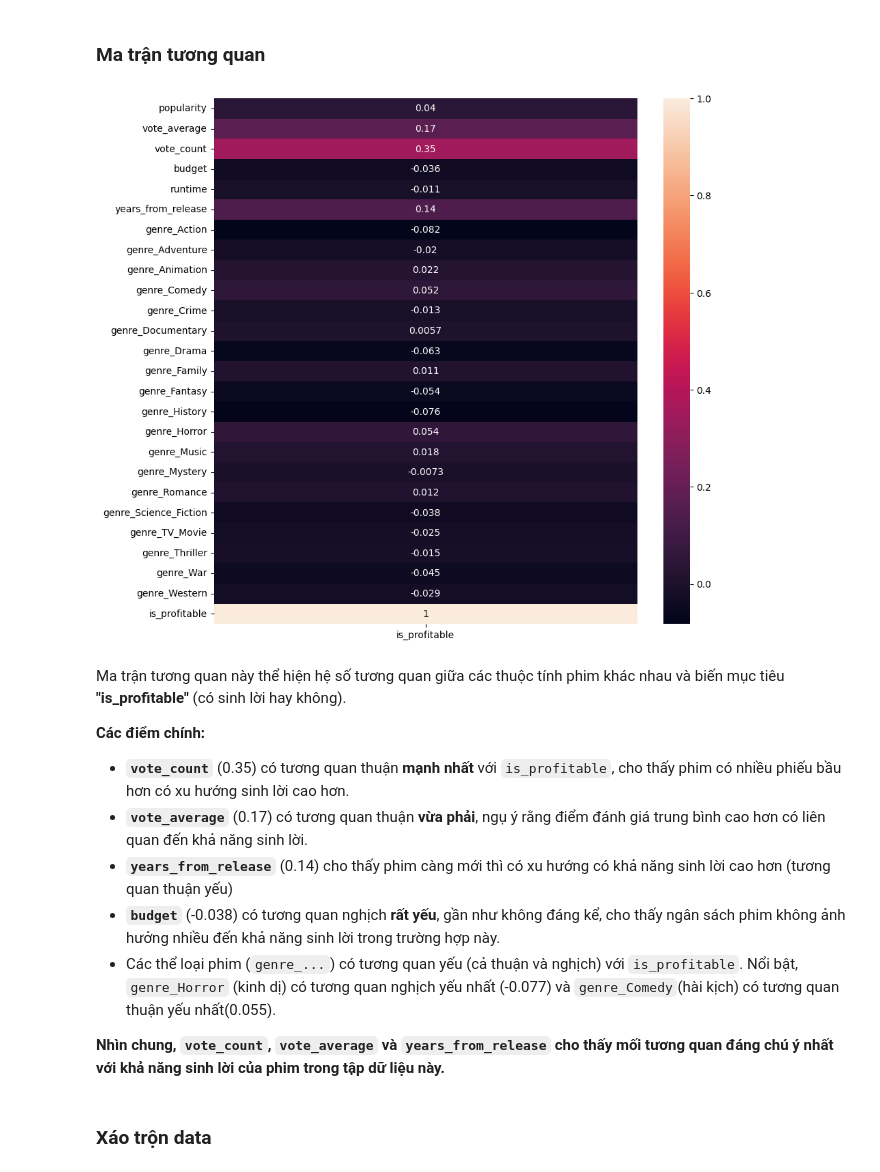
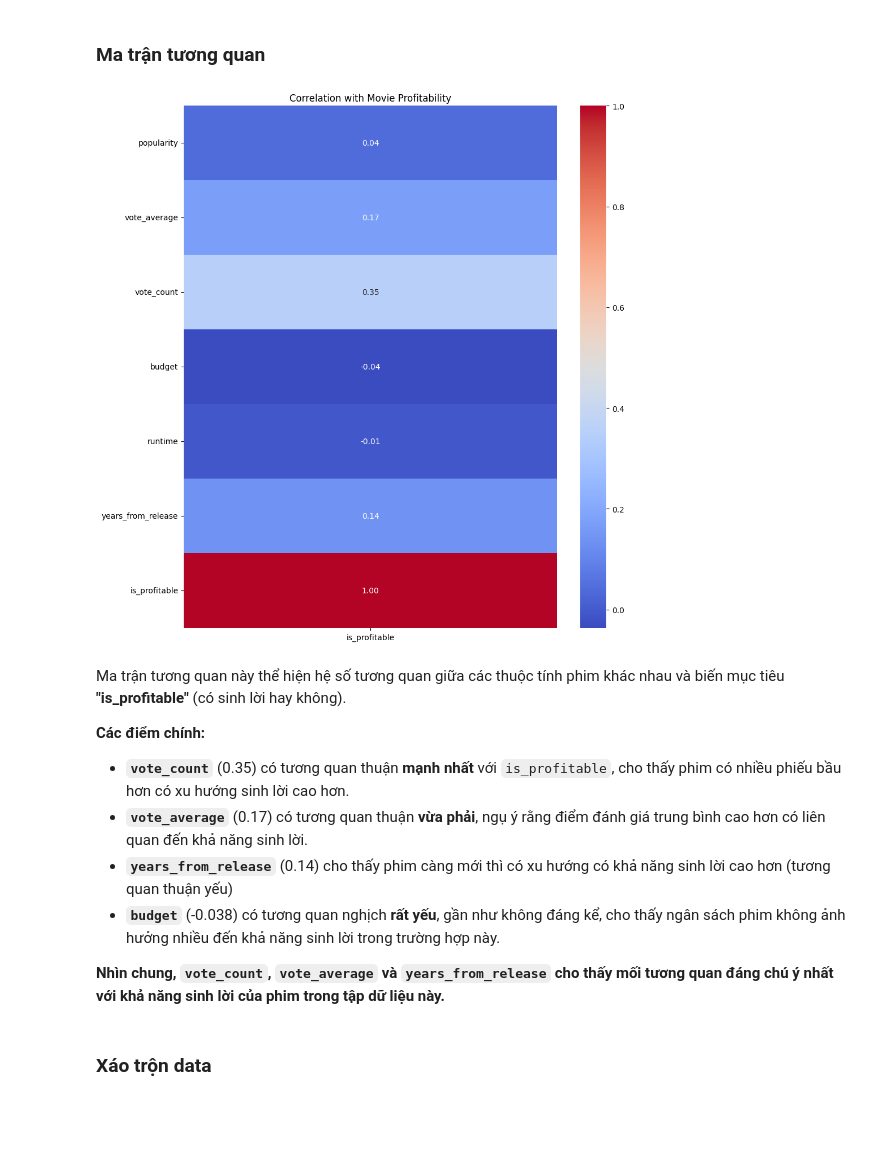
Before and after one commit to minhnhat-nguyen/HCMUS-Movie-Analytics, a Jupyter notebook: notebook/Model sucess predictor.ipynb, the cells around one changed output. Cells and saved outputs as stored; diff of their text form; code cells hidden in the pictures; blank space fills up the shorter version.

Commit message:
Remove all genre columns in corr matrix

```diff
--- a/notebook/Model sucess predictor.ipynb
+++ b/notebook/Model sucess predictor.ipynb
@@ -20,15 +20,24 @@ data = pd.read_csv('../data/cleaned_movies_no_outliers.csv')
 threshold = 2.5
 data['is_profitable'] = data['worldwide'] > threshold * data['budget']
 data.drop(columns=['worldwide', 'domestic', 'international'], inplace=True)
+genre_columns = [col for col in data.columns if col.startswith('genre_')]
+data_no_genre = data.copy()
+data_no_genre = data_no_genre.drop(columns=genre_columns)
 data = data.select_dtypes(include=[np.number, np.bool_])
+data_no_genre = data_no_genre.select_dtypes(include=[np.number, np.bool_])
 # %% [markdown]
 ### Ma trận tương quan
 # %%
 plt.figure(figsize=(10, 10))
-sns.heatmap(data.corr()[['is_profitable']], annot=True)
+sns.heatmap(data_no_genre.corr()[['is_profitable']],
+            annot=True,
+            cmap='coolwarm',
+            fmt='.2f')
+plt.title('Correlation with Movie Profitability')
+plt.tight_layout()
 plt.show()
 # %% [output]
-[figure, old version]
+[figure, new version]
 # %% [markdown]
 Ma trận tương quan này thể hiện hệ số tương quan giữa các thuộc tính phim khác nhau và biến mục tiêu **"is_profitable"** (có sinh lời hay không).
 
@@ -38,7 +47,6 @@ Ma trận tương quan này thể hiện hệ số tương quan giữa các thu
 *   **`vote_average`** (0.17) có tương quan thuận **vừa phải**, ngụ ý rằng điểm đánh giá trung bình cao hơn có liên quan đến khả năng sinh lời.
 *   **`years_from_release`** (0.14) cho thấy phim càng mới thì có xu hướng có khả năng sinh lời cao hơn (tương quan thuận yếu)
 *   **`budget`** (-0.038) có tương quan nghịch **rất yếu**, gần như không đáng kể, cho thấy ngân sách phim không ảnh hưởng nhiều đến khả năng sinh lời trong trường hợp này.
-*   Các thể loại phim (`genre_...`) có tương quan yếu (cả thuận và nghịch) với `is_profitable`. Nổi bật, `genre_Horror` (kinh dị) có tương quan nghịch yếu nhất (-0.077) và `genre_Comedy`(hài kịch) có tương quan thuận yếu nhất(0.055).
 
 **Nhìn chung, `vote_count`, `vote_average` và `years_from_release` cho thấy mối tương quan đáng chú ý nhất với khả năng sinh lời của phim trong tập dữ liệu này.**
 # %% [markdown]
```
Also changed, not shown: 1 other file.
